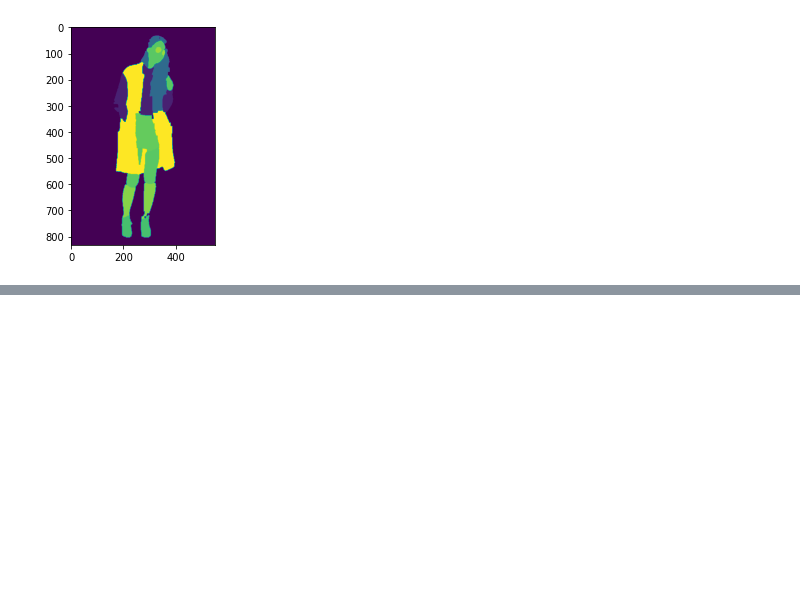
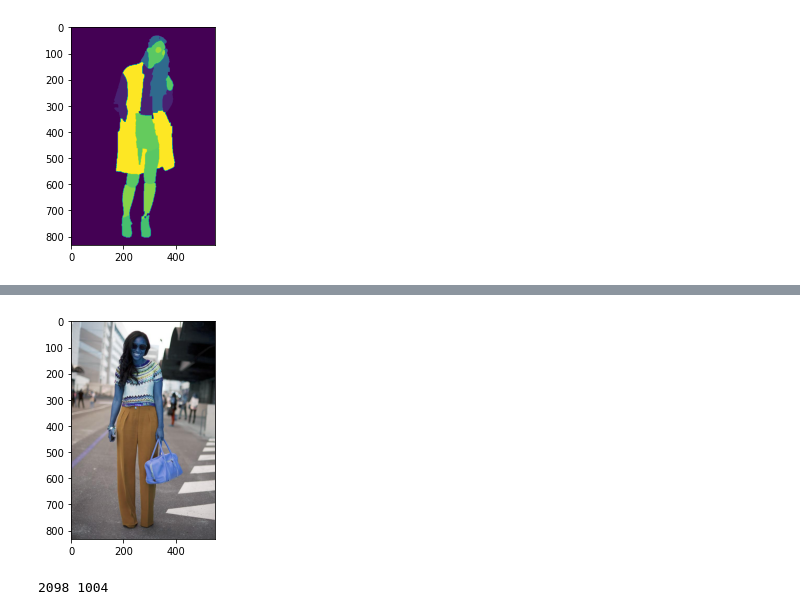
Before and after one commit to Farida-Hamid/Subtract-The-Model, a Jupyter notebook: Prep-Visualise-Data.ipynb, the cells around one changed output, grey strips where cells are left out. Drawn from its saved outputs; the diff is of its cells as text; code cells hidden in the pictures; blank space fills up the shorter version.

```diff
--- a/Prep-Visualise-Data.ipynb
+++ b/Prep-Visualise-Data.ipynb
@@ -37,0 +29,15 @@ imgplot = plt.imshow(seg[4])
+# %%
+data_path = '/Users/farida/Documents/subtract-model/clothing-co-parsing/photos/'
+raw = []
+
+for image in os.listdir(data_path):
+    if os.path.isfile(os.path.join(data_path, image)):
+        raw.append(cv2.imread(data_path+image))
+# %%
+imgplot = plt.imshow(raw[19])
+# %% [output]
+[figure, added]
+# %%
+print(len(raw), len(seg))
+# %% [output]
+2098 1004
```
Also changed, not shown: parts of 5 cells of this notebook, 1 other file.
